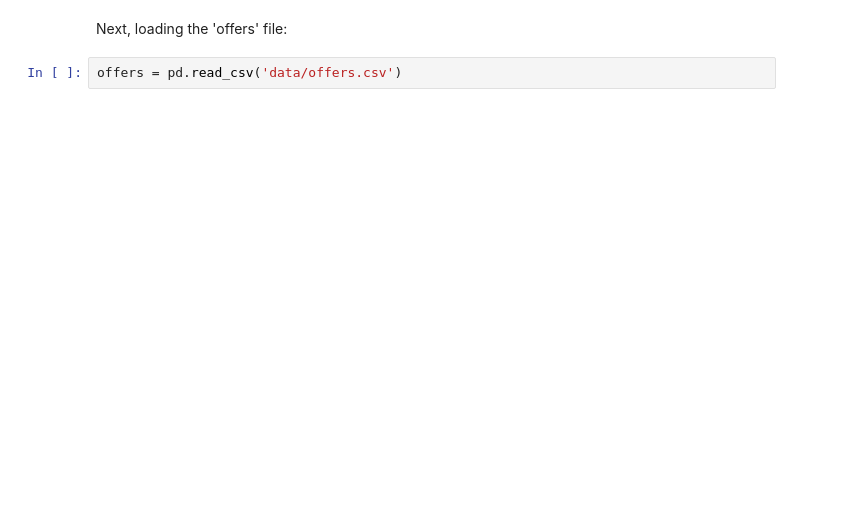
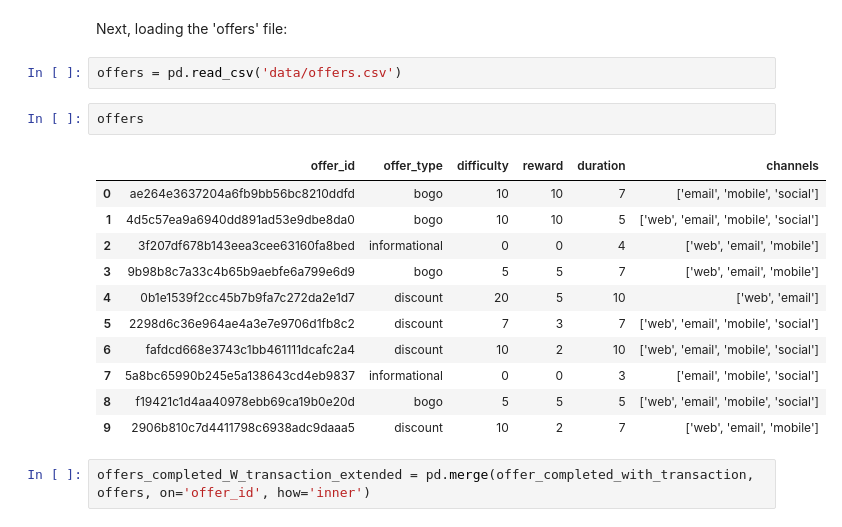
Before and after one commit to YaniaNada/Cafe-Reward-Analysis-Project, a Jupyter notebook: data_analysis.ipynb, the cells around one changed output. Saved outputs shown, nothing was run; the diff lists cells and outputs as text; blank space fills up the shorter version.

```diff
--- a/data_analysis.ipynb
+++ b/data_analysis.ipynb
@@ -309,3 +314,19 @@ offer_completed_with_transaction.to_csv('offer_completed_with_transaction.csv')
 Next, loading the 'offers' file:
 # %%
 offers = pd.read_csv('data/offers.csv')
+# %%
+offers
+# %% [output]
+|  | offer_id | offer_type | difficulty | reward | duration | channels |
+| 0 | ae264e3637204a6fb9bb56bc8210ddfd | bogo | 10 | 10 | 7 | ['email', 'mobile', 'social'] |
+| 1 | 4d5c57ea9a6940dd891ad53e9dbe8da0 | bogo | 10 | 10 | 5 | ['web', 'email', 'mobile', 'social'] |
+| 2 | 3f207df678b143eea3cee63160fa8bed | informational | 0 | 0 | 4 | ['web', 'email', 'mobile'] |
+| 3 | 9b98b8c7a33c4b65b9aebfe6a799e6d9 | bogo | 5 | 5 | 7 | ['web', 'email', 'mobile'] |
+| 4 | 0b1e1539f2cc45b7b9fa7c272da2e1d7 | discount | 20 | 5 | 10 | ['web', 'email'] |
+| 5 | 2298d6c36e964ae4a3e7e9706d1fb8c2 | discount | 7 | 3 | 7 | ['web', 'email', 'mobile', 'social'] |
+| 6 | fafdcd668e3743c1bb461111dcafc2a4 | discount | 10 | 2 | 10 | ['web', 'email', 'mobile', 'social'] |
+| 7 | 5a8bc65990b245e5a138643cd4eb9837 | informational | 0 | 0 | 3 | ['email', 'mobile', 'social'] |
+| 8 | f19421c1d4aa40978ebb69ca19b0e20d | bogo | 5 | 5 | 5 | ['web', 'email', 'mobile', 'social'] |
+| 9 | 2906b810c7d4411798c6938adc9daaa5 | discount | 10 | 2 | 7 | ['web', 'email', 'mobile'] |
+# %%
+offers_completed_W_transaction_extended = pd.merge(offer_completed_with_transaction, offers, on='offer_id', how='inner')
```
Also changed, not shown: parts of 11 cells of this notebook, 3 other files.
